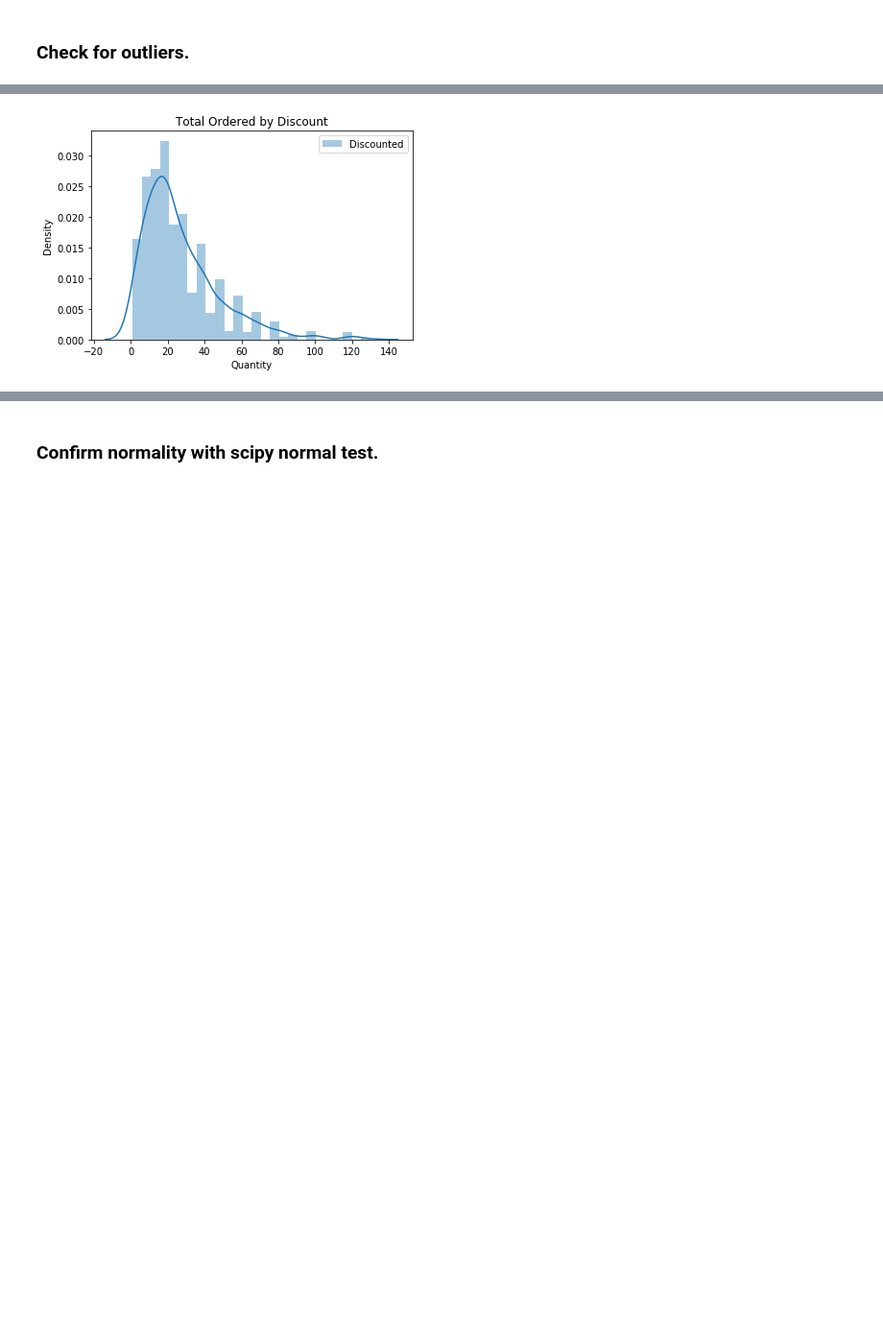
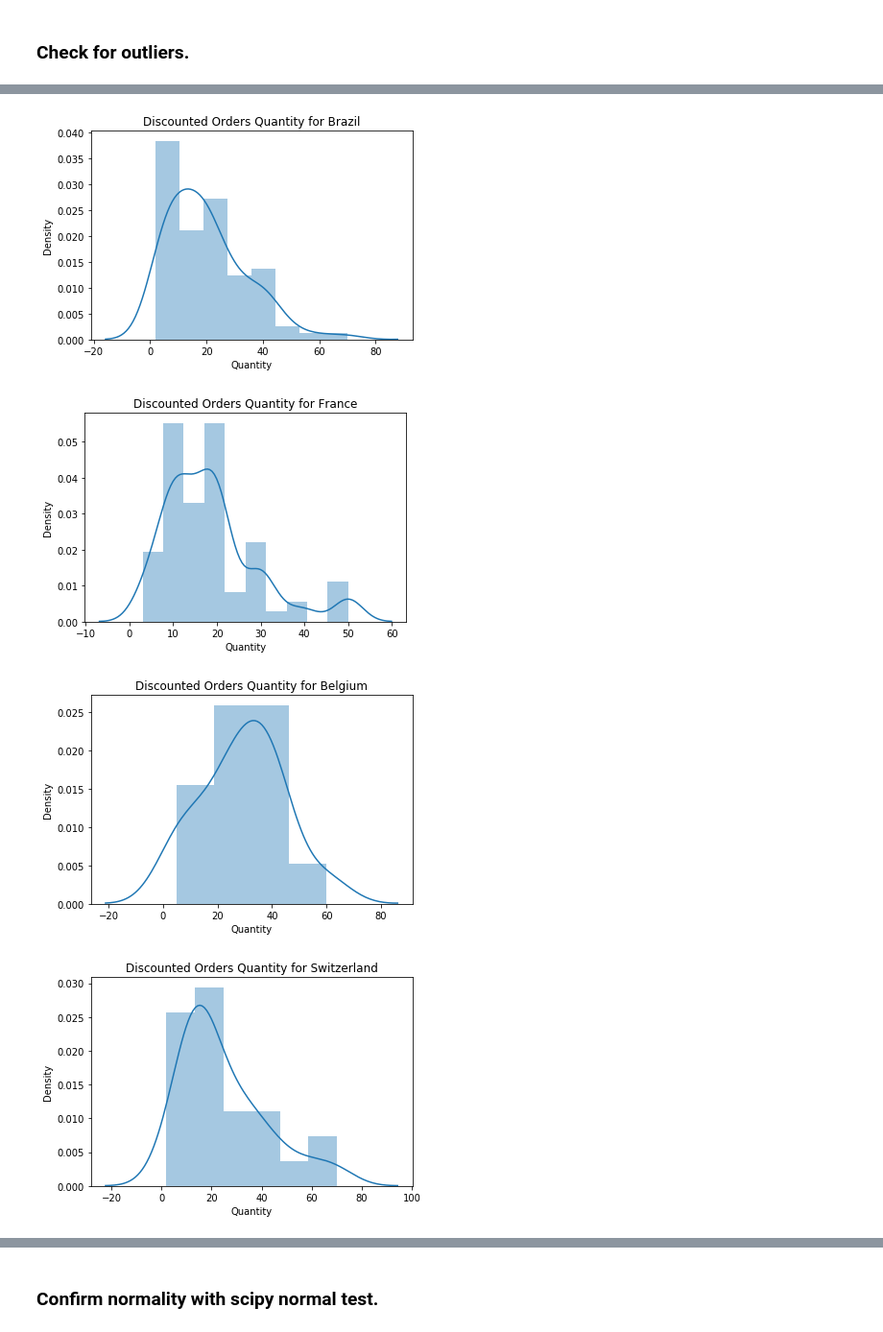
Before and after one commit to chefnewman/dsc-mod-3-project-online-ds-pt-100719, a Jupyter notebook: Student.ipynb, the cells around one changed output, grey strips where cells are left out. Shown at 96% size. Cells and saved outputs as stored; diff of their text form; code cells hidden in the pictures; blank space fills up the shorter version.

```diff
--- a/Student.ipynb
+++ b/Student.ipynb
@@ -432,2 +436,8 @@ sns.barplot(data=df_ctry, x='Quantity', y='ShipCountry', ci=68,)
 # %% [markdown]
 ### Check for outliers.
+# %%
+# Create 'grps' dictionary to seperate 'countries' by 'quantity'.
+grps = {}
+for grp_name in df_ctry['ShipCountry'].unique():
+    grps[grp_name] = df_ctry.groupby('ShipCountry').get_group(grp_name)['Quantity']
+grps
@@ -434,9 +462,11 @@ sns.barplot(data=df_ctry, x='Quantity', y='ShipCountry', ci=68,)
 # %%
 # Show Distribution Plot of Discounted group to determine if normailty assumption is met.
-
-sns.distplot(df_ctry['Quantity'],label="Discounted")
-
-ax= plt.gca()
-ax.legend()
-ax.set(title='Total Ordered by Discount', ylabel='Density')
+for grp_name,grp_data in grps.items():
+    fig,ax =plt.subplots()
+    sns.distplot(grp_data,label=grp_name, ax=ax)
+    ax.set(title=f'Discounted Orders Quantity for {grp_name}', ylabel='Density')
 # %% [output]
+[figure, new version]
+[figure, added]
+[figure, added]
+[figure, added]
@@ -444,4 +482,3 @@ ax.set(title='Total Ordered by Discount', ylabel='Density')
-[figure, old version]
 # %%
 orig_grps = grps.copy()
 # %%
```
Also changed, not shown: parts of 94 cells of this notebook, 1 other file.
